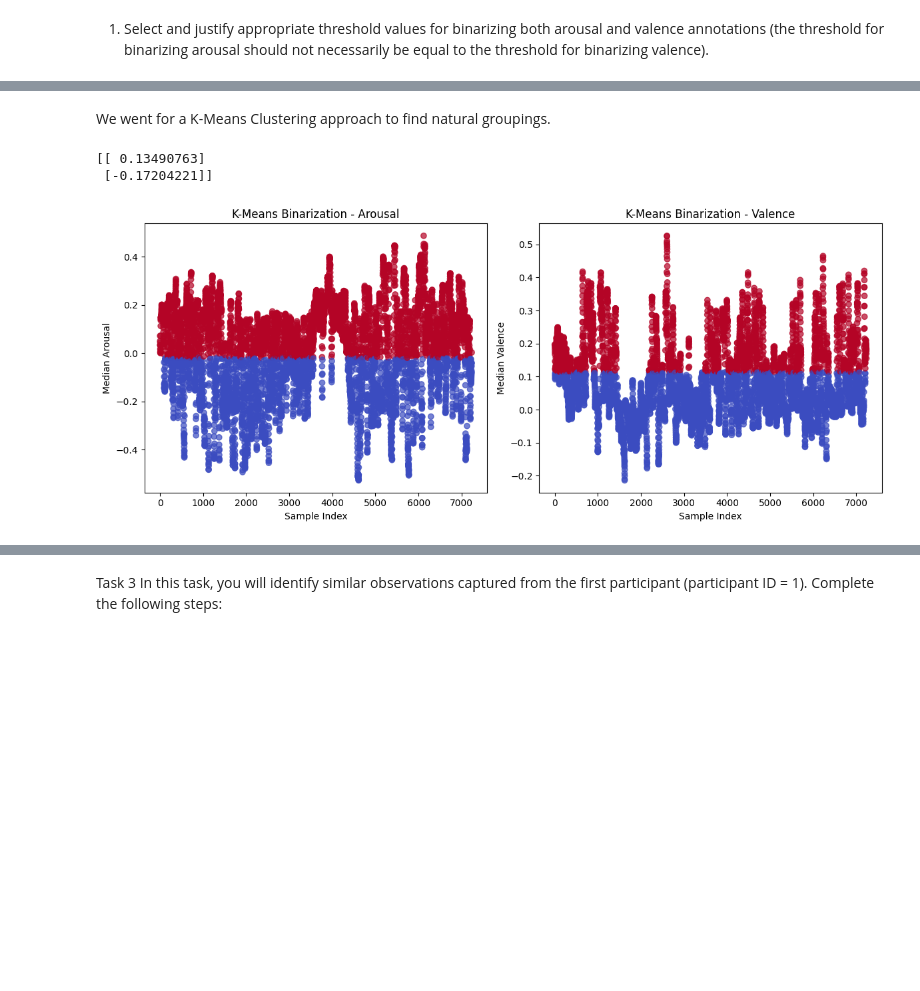
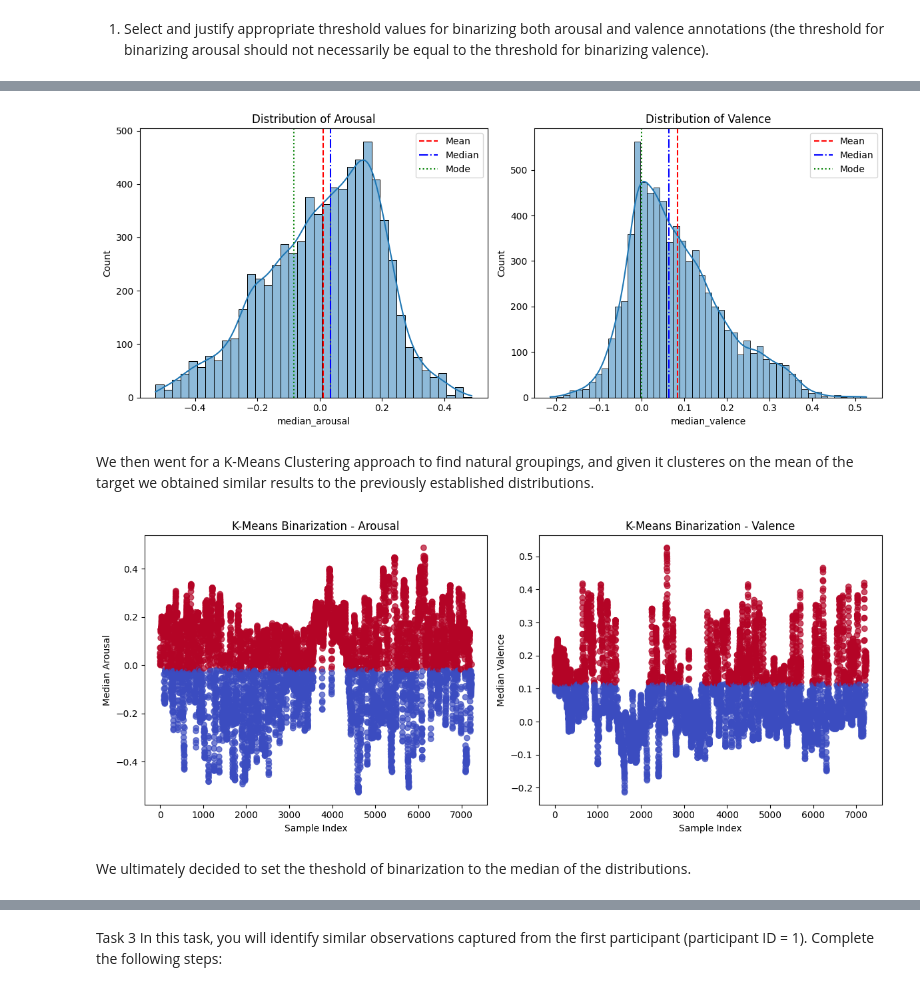
Before and after one commit to matsammut/ARI5102-Data_Analysis_Techniques, a Jupyter notebook: Matteo_Sammut.ipynb, the cells around one changed output, grey strips where cells are left out. Cells and saved outputs as stored; diff of their text form; code cells hidden in the pictures; blank space fills up the shorter version.

Commit message:
Added threshold

```diff
--- a/Matteo_Sammut.ipynb
+++ b/Matteo_Sammut.ipynb
@@ -179,42 +183,52 @@ threshold for binarizing valence).
+# %%
+import matplotlib.pyplot as plt
+import seaborn as sns
+
+fig, axes = plt.subplots(1, 2, figsize=(12, 5))
+sns.histplot(y_arousal['median_arousal'], kde=True, ax=axes[0])
+axes[0].axvline(y_arousal['median_arousal'].mean(), color='red', linestyle='--', label='Mean')
+axes[0].axvline(y_arousal['median_arousal'].median(), color='blue', linestyle='-.', label='Median')
+axes[0].axvline(y_arousal['median_arousal'].mode().iloc[0], color='green', linestyle=':', label='Mode')
+axes[0].set_title("Distribution of Arousal")
+axes[0].legend()
+sns.histplot(y_valence['median_valence'], kde=True, ax=axes[1])
+axes[1].axvline(y_valence['median_valence'].mean(), color='red', linestyle='--', label='Mean')
+axes[1].axvline(y_valence['median_valence'].median(), color='blue', linestyle='-.', label='Median')
+axes[1].axvline(y_valence['median_valence'].mode().iloc[0], color='green', linestyle=':', label='Mode')
+axes[1].set_title("Distribution of Valence")
+axes[1].legend()
+plt.tight_layout()
+plt.show()
+# %% [output]
+[figure, added]
 # %% [markdown]
-We went for a K-Means Clustering approach to find natural groupings.
+We then went for a K-Means Clustering approach to find natural groupings, and given it clusteres on the mean of the target we obtained similar results to the previously established distributions.
 # %%
 from sklearn.cluster import KMeans
 
 arousal_values = y_arousal['median_arousal'].values.reshape(-1, 1)
 valence_values = y_valence['median_valence'].values.reshape(-1, 1)
-
 kmeans_arousal = KMeans(n_clusters=2, random_state=42).fit(arousal_values)
 kmeans_valence = KMeans(n_clusters=2, random_state=42).fit(valence_values)
 
-# # Masked so 1 is the higher value
-# if kmeans_arousal.cluster_centers_[0] > kmeans_arousal.cluster_centers_[1]:
-#     kmeans_arousal.labels_ = 1 - kmeans_arousal.labels_
-# if kmeans_valence.cluster_centers_[0] > kmeans_valence.cluster_centers_[1]:
-#     kmeans_valence.labels_ = 1 - kmeans_valence.labels_
-
-# Sort cluster centers and compute thresholds
-centers_arousal = np.sort(kmeans_arousal.cluster_centers_.flatten())
-centers_valence = np.sort(kmeans_valence.cluster_centers_.flatten())
-threshold_arousal = np.mean(centers_arousal)
-threshold_valence = np.mean(centers_valence)
-
-# Binarize based on threshold
-binary_arousal = (arousal_values >= threshold_arousal).astype(int).flatten()
-binary_valence = (valence_values >= threshold_valence).astype(int).flatten()
+# Masked so 1 is the higher value
+if kmeans_arousal.cluster_centers_[0] > kmeans_arousal.cluster_centers_[1]:
+    kmeans_arousal.labels_ = 1 - kmeans_arousal.labels_
+if kmeans_valence.cluster_centers_[0] > kmeans_valence.cluster_centers_[1]:
+    kmeans_valence.labels_ = 1 - kmeans_valence.labels_
 
 fig, axes = plt.subplots(1, 2, figsize=(12, 5))
-axes[0].scatter(range(len(df)),y_arousal['median_arousal'], c=kmeans_arousal.labels_, cmap='coolwarm', alpha=0.7)
+axes[0].scatter(range(len(arousal_values)),y_arousal['median_arousal'], c=kmeans_arousal.labels_, cmap='coolwarm', alpha=0.7)
 axes[0].set_title('K-Means Binarization - Arousal')
 axes[0].set_xlabel('Sample Index')
 axes[0].set_ylabel('Median Arousal')
-axes[1].scatter(range(len(df)),y_valence['median_valence'], c=kmeans_valence.labels_, cmap='coolwarm', alpha=0.7)
+axes[1].scatter(range(len(valence_values)),y_valence['median_valence'], c=kmeans_valence.labels_, cmap='coolwarm', alpha=0.7)
 axes[1].set_title('K-Means Binarization - Valence')
 axes[1].set_xlabel('Sample Index')
 axes[1].set_ylabel('Median Valence')
 plt.tight_layout()
 plt.show()
 # %% [output]
-[[ 0.13490763]
- [-0.17204221]]
 [figure]
+# %% [markdown]
+We ultimately decided to set the theshold of binarization to the median of the distributions.
```
Also changed, not shown: parts of 4 cells of this notebook.
